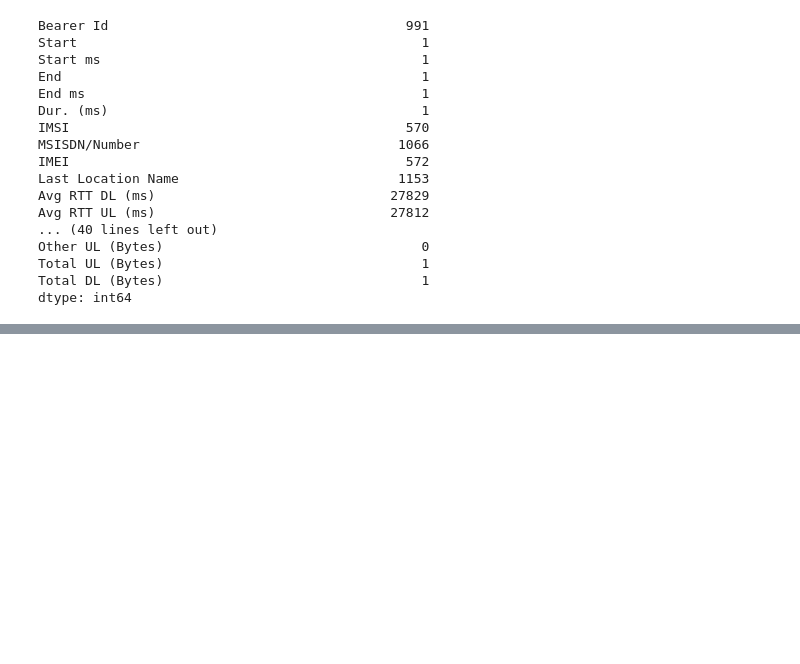
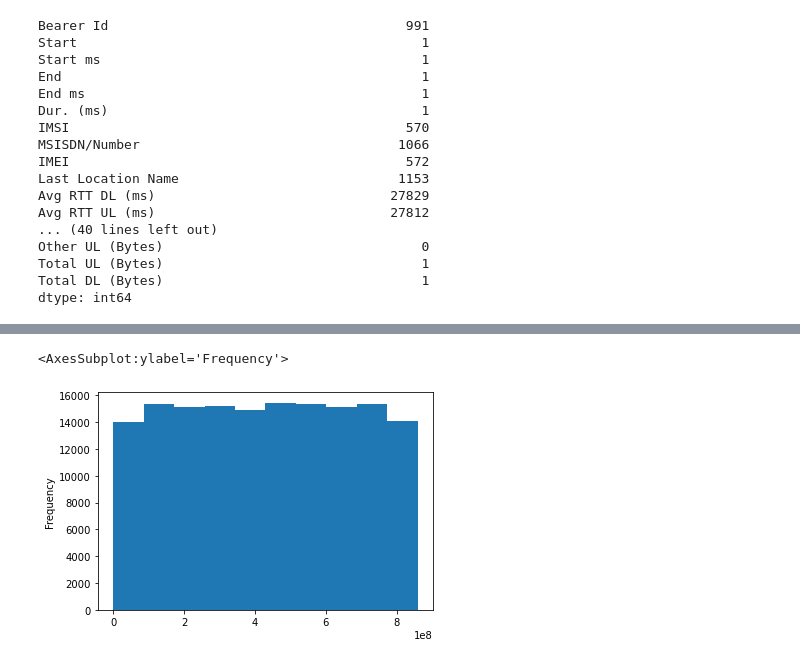
Before and after one commit to abreham-g/Telecom-Data-Analysis, a Jupyter notebook: notebook/task1-2.ipynb, the cells around one changed output, grey strips where cells are left out. Saved outputs shown, nothing was run; the diff lists cells and outputs as text; code cells hidden in the pictures; blank space fills up the shorter version.

```diff
--- a/notebook/task1-2.ipynb
+++ b/notebook/task1-2.ipynb
@@ -97,0 +189,5 @@ df_clean = db.drop(['weight', 'payer_code', 'medical_specialty', 'max_glu_serum'
+# %%
+relevantDataFrame['gaming'].plot.hist()
+# %% [output]
+<AxesSubplot:ylabel='Frequency'>
+[figure, added]
```
Also changed, not shown: parts of 25 cells of this notebook.
